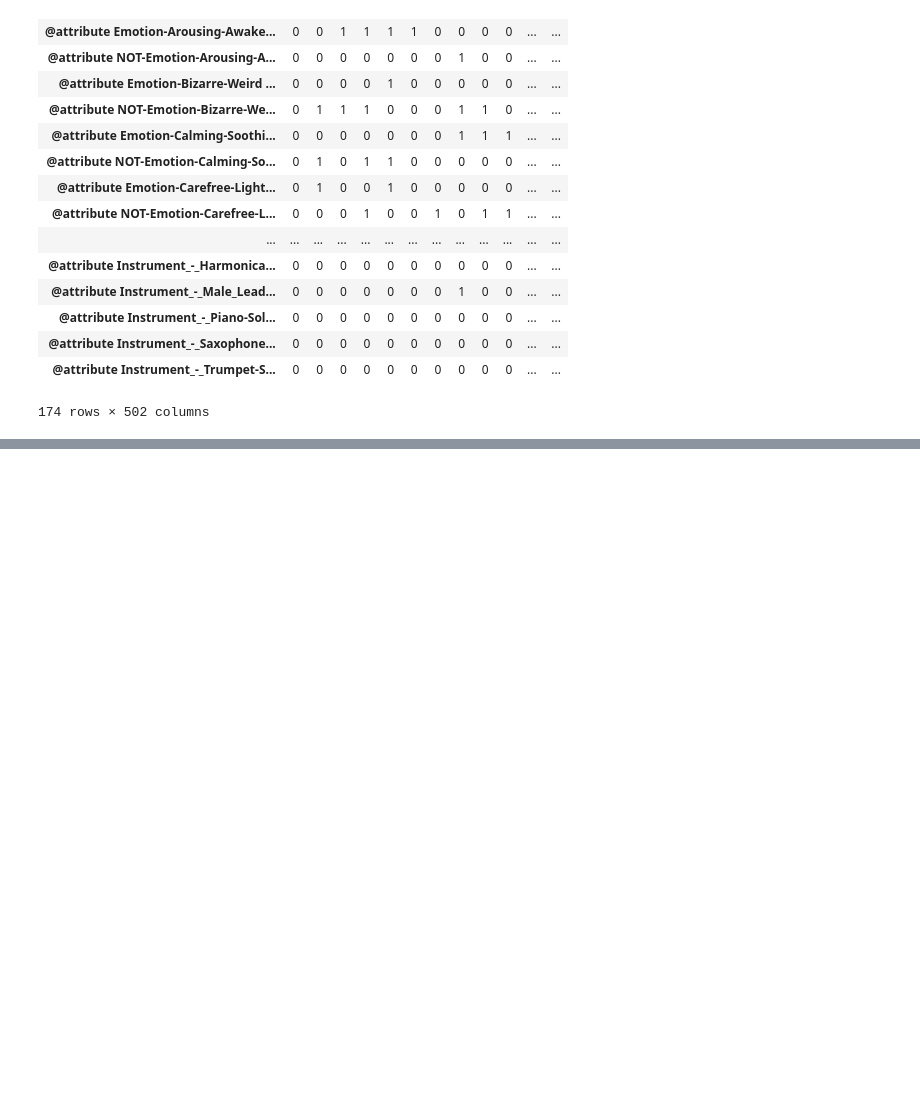
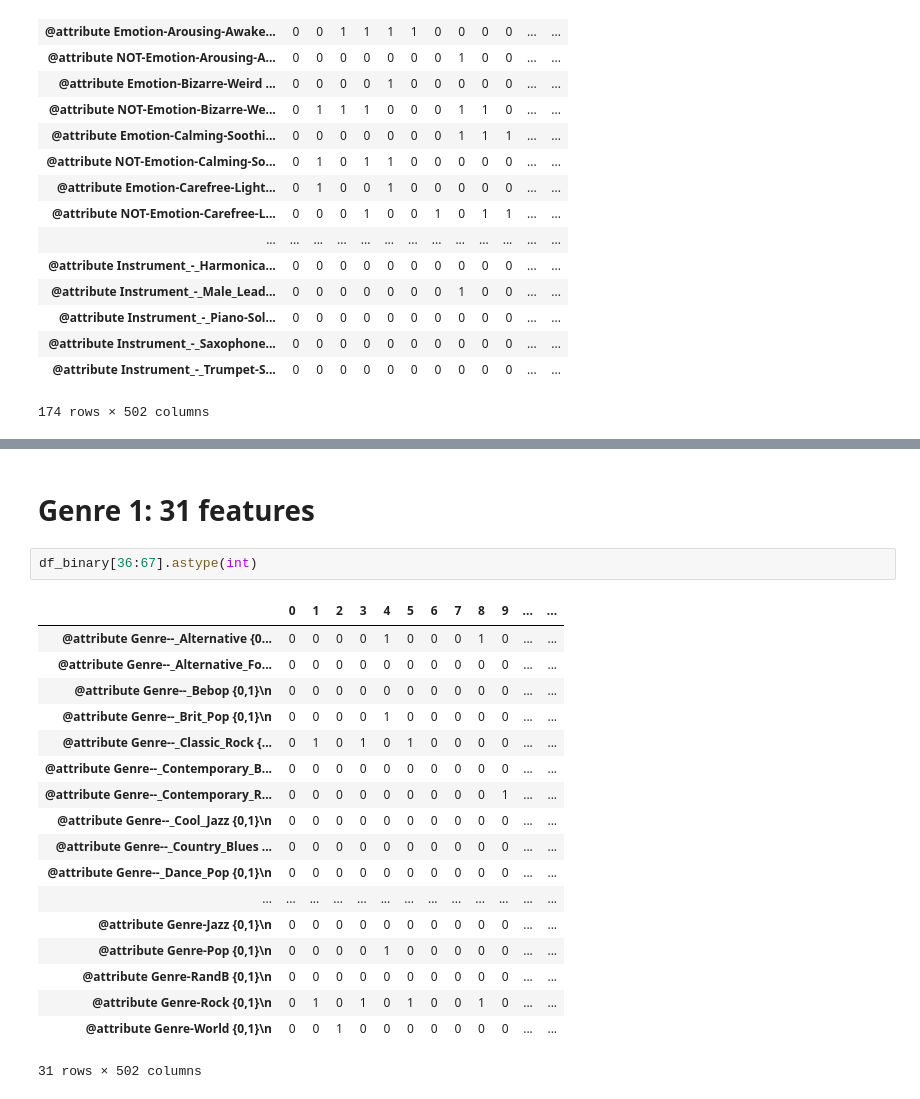
Before and after one commit to yzhaobk/CAL500, a Jupyter notebook: data_show.ipynb, the cells around one changed output, grey strips where cells are left out. Drawn from its saved outputs; the diff is of its cells as text; blank space fills up the shorter version.

```diff
--- a/data_show.ipynb
+++ b/data_show.ipynb
@@ -77,0 +103,23 @@ df_binary.astype(int)
+# %% [markdown]
+# Genre 1: 31 features
+# %%
+df_binary[36:67].astype(int)
+# %% [output]
+|  | 0 | 1 | 2 | 3 | 4 | 5 | 6 | 7 | 8 | 9 | ... | ... |
+| @attribute Genre--_Alternative {0... | 0 | 0 | 0 | 0 | 1 | 0 | 0 | 0 | 1 | 0 | ... | ... |
+| @attribute Genre--_Alternative_Fo... | 0 | 0 | 0 | 0 | 0 | 0 | 0 | 0 | 0 | 0 | ... | ... |
+| @attribute Genre--_Bebop {0,1}\n | 0 | 0 | 0 | 0 | 0 | 0 | 0 | 0 | 0 | 0 | ... | ... |
+| @attribute Genre--_Brit_Pop {0,1}\n | 0 | 0 | 0 | 0 | 1 | 0 | 0 | 0 | 0 | 0 | ... | ... |
+| @attribute Genre--_Classic_Rock {... | 0 | 1 | 0 | 1 | 0 | 1 | 0 | 0 | 0 | 0 | ... | ... |
+| @attribute Genre--_Contemporary_B... | 0 | 0 | 0 | 0 | 0 | 0 | 0 | 0 | 0 | 0 | ... | ... |
+| @attribute Genre--_Contemporary_R... | 0 | 0 | 0 | 0 | 0 | 0 | 0 | 0 | 0 | 1 | ... | ... |
+| @attribute Genre--_Cool_Jazz {0,1}\n | 0 | 0 | 0 | 0 | 0 | 0 | 0 | 0 | 0 | 0 | ... | ... |
+| @attribute Genre--_Country_Blues ... | 0 | 0 | 0 | 0 | 0 | 0 | 0 | 0 | 0 | 0 | ... | ... |
+| @attribute Genre--_Dance_Pop {0,1}\n | 0 | 0 | 0 | 0 | 0 | 0 | 0 | 0 | 0 | 0 | ... | ... |
+| ... | ... | ... | ... | ... | ... | ... | ... | ... | ... | ... | ... | ... |
+| @attribute Genre-Jazz {0,1}\n | 0 | 0 | 0 | 0 | 0 | 0 | 0 | 0 | 0 | 0 | ... | ... |
+| @attribute Genre-Pop {0,1}\n | 0 | 0 | 0 | 0 | 1 | 0 | 0 | 0 | 0 | 0 | ... | ... |
+| @attribute Genre-RandB {0,1}\n | 0 | 0 | 0 | 0 | 0 | 0 | 0 | 0 | 0 | 0 | ... | ... |
+| @attribute Genre-Rock {0,1}\n | 0 | 1 | 0 | 1 | 0 | 1 | 0 | 0 | 1 | 0 | ... | ... |
+| @attribute Genre-World {0,1}\n | 0 | 0 | 1 | 0 | 0 | 0 | 0 | 0 | 0 | 0 | ... | ... |
+31 rows × 502 columns
```
Also changed, not shown: parts of 17 cells of this notebook, 6 other files.
